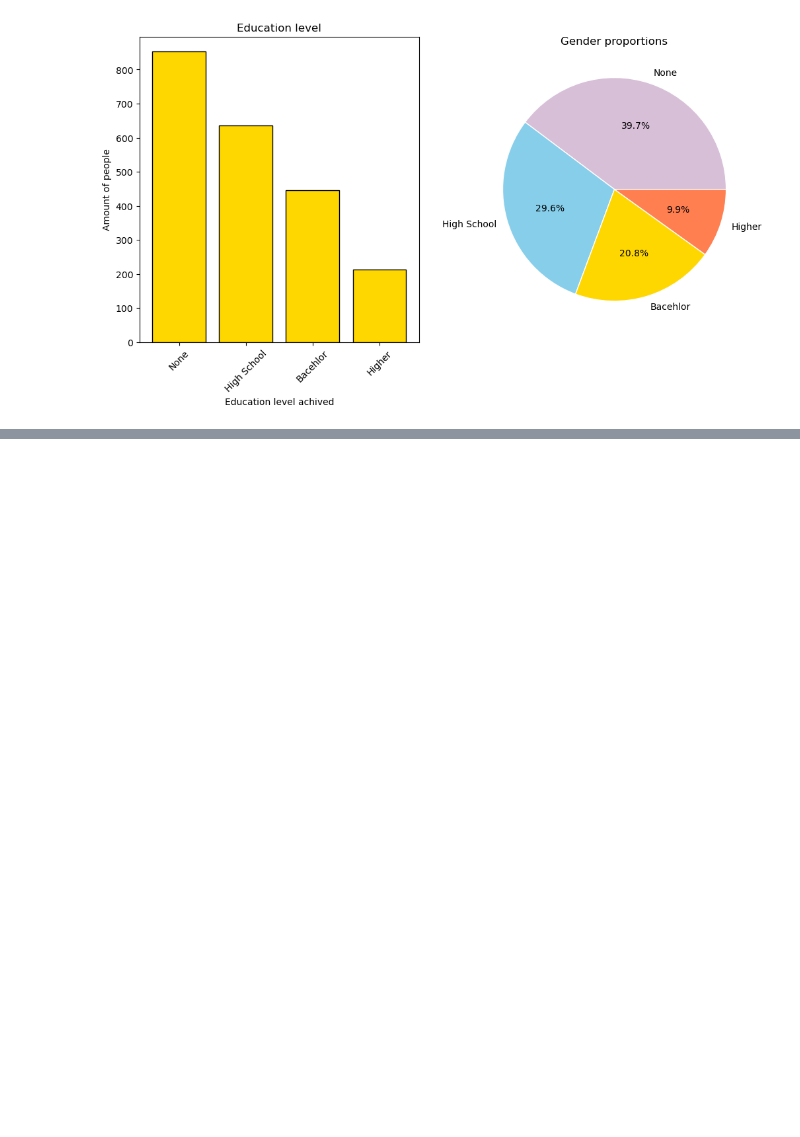
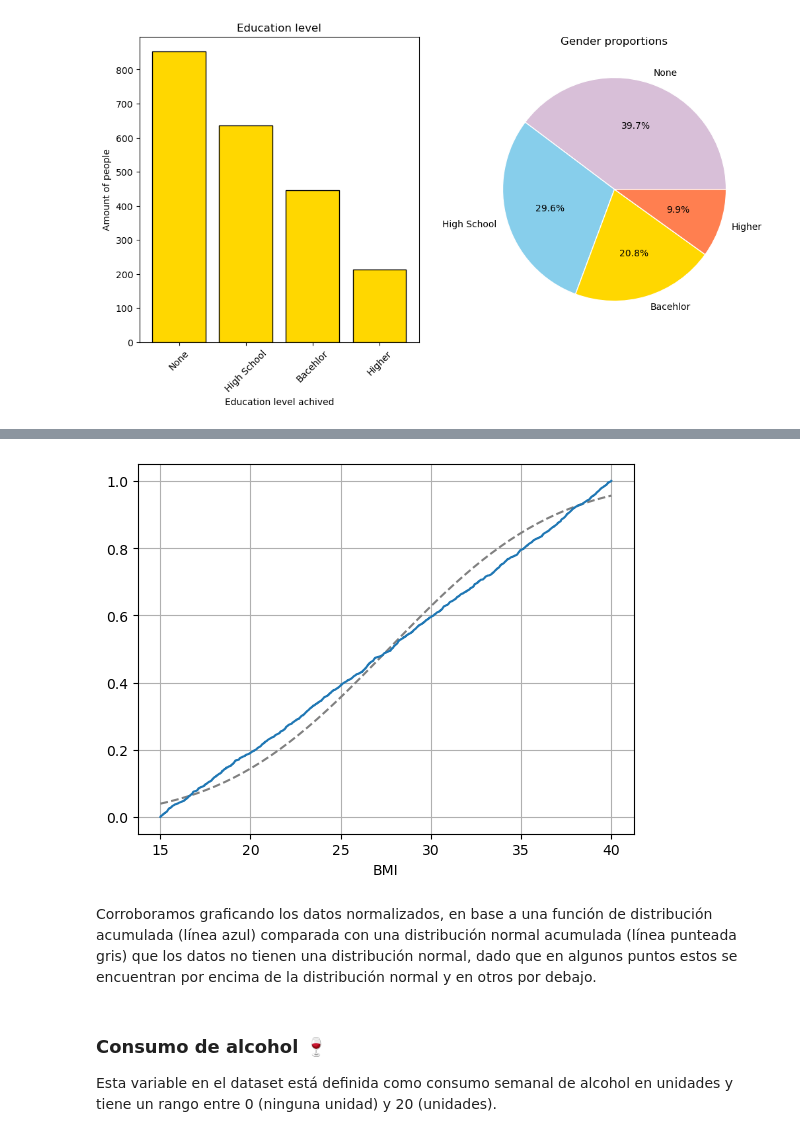
Before and after one commit to fdiezdev/alzheimer-dataset, a Jupyter notebook: main.ipynb, the cells around one changed output, grey strips where cells are left out. Saved outputs shown, nothing was run; the diff lists cells and outputs as text; code cells hidden in the pictures; blank space fills up the shorter version.

```diff
--- a/main.ipynb
+++ b/main.ipynb
@@ -216,0 +333,20 @@ Hasta ahora, a modo de resumen podemos concluir de éste dataset:
+# %%
+xp = np.linspace(bmi_stats['min'], bmi_stats['max'])
+yp = scipy.stats.norm(bmi_stats['mean'], bmi_stats['std']).cdf(xp)
+# %%
+plt.plot(xp,yp, color='gray', linestyle='dashed')
+
+empiricaldist.Cdf.from_seq(
+    bmi,
+    normalize=True
+).plot()
+
+plt.grid()
+# %% [output]
+[figure, added]
+# %% [markdown]
+Corroboramos graficando los datos normalizados, en base a una función de distribución acumulada (línea azul) comparada con una distribución normal acumulada (línea punteada gris) que los datos no tienen una distribución normal, dado que en algunos puntos estos se encuentran por encima de la distribución normal y en otros por debajo.
+# %% [markdown]
+### **Consumo de alcohol 🍷**
+
+Esta variable en el dataset está definida como consumo semanal de alcohol en unidades y tiene un rango entre 0 (ninguna unidad) y 20 (unidades).
```
Also changed, not shown: parts of 34 cells of this notebook.
